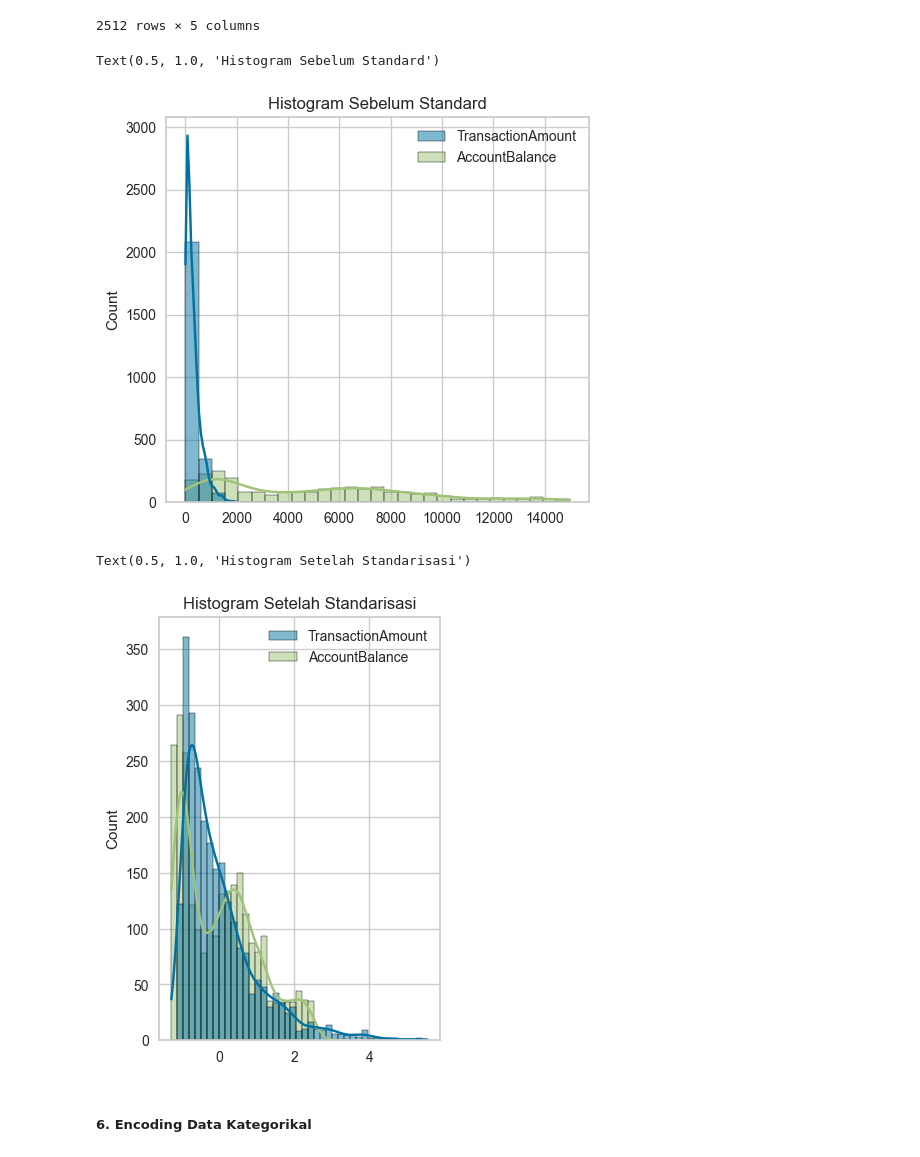
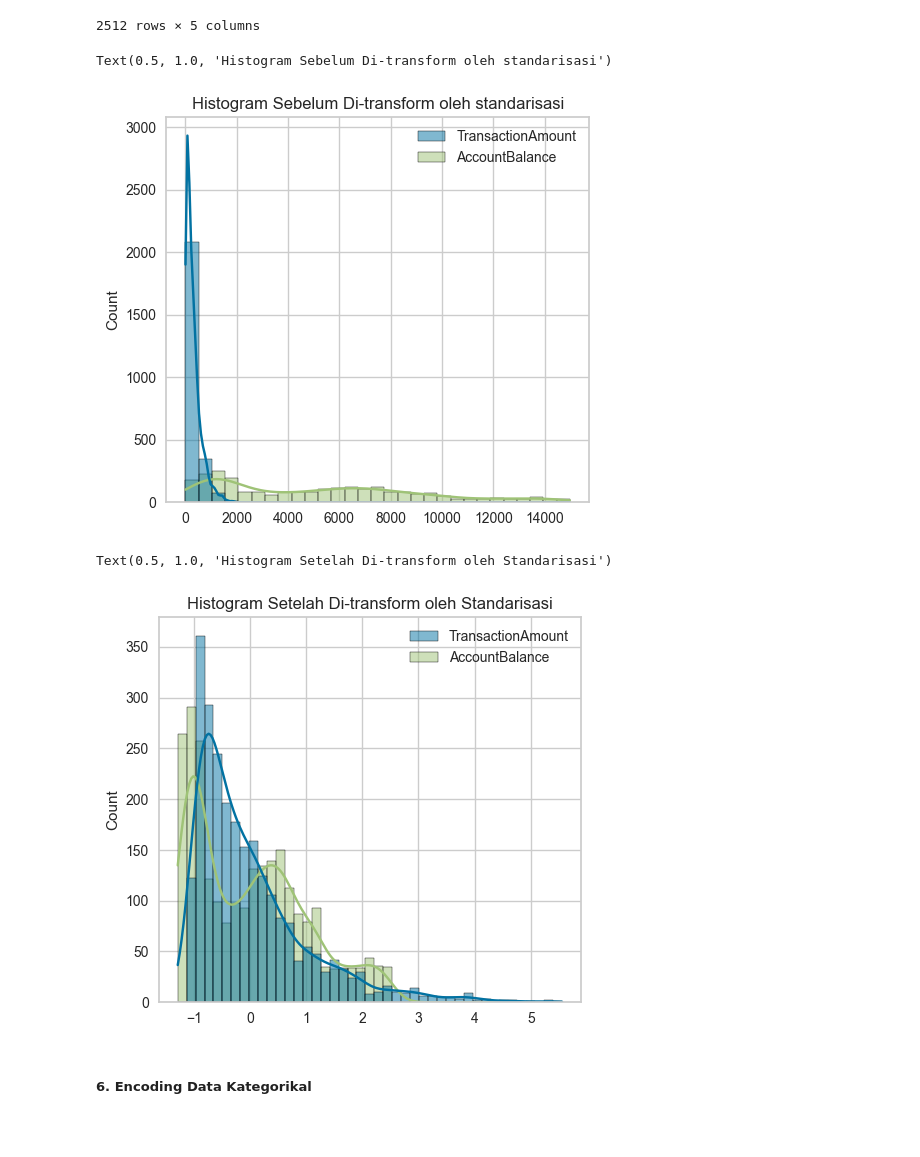
Before and after one commit to ValentioStanley/Machine-Learning-for-Begineer, a Jupyter notebook: [Clustering]_Submission_Akhir_BMLP_Valentio Stanley Gunadi.ipynb, the cells around one changed output. Drawn from its saved outputs; the diff is of its cells as text; code cells hidden in the pictures; blank space fills up the shorter version.

```diff
--- a/[Clustering]_Submission_Akhir_BMLP_Valentio Stanley Gunadi.ipynb
+++ b/[Clustering]_Submission_Akhir_BMLP_Valentio Stanley Gunadi.ipynb
@@ -979,10 +979,10 @@ data_numerikal
 # dataC = data_encoder[["JumlahTransaksi","Umur","DurasiTransaksi","PercobaanMasuk","SaldoAkun","JenisTransaksi", "Lokasi", "Jalur"]]
 # features = ["TransactionAmount","AccountBalance"]
 
-data_selected = data[fitur_numerikal]
-display(data_selected)
-display(data_selected[["TransactionAmount","AccountBalance"]])
-display(data_selected.info())
+data_num = data_numerikal
+display(data_num)
+display(data_num[["TransactionAmount","AccountBalance"]])
+display(data_num.info())
 # %% [output]
 |  | TransactionAmount | CustomerAge | TransactionDuration | LoginAttempts | AccountBalance |
 | 0 | 14.09 | 70 | 81 | 1 | 5112.21 |
@@ -1051,11 +1051,10 @@ dtype: int64
 scaler = StandardScaler()
 # data_normal = normalize(data_baru[fitur_numerikal])
 # data_normalize = normalization.fit_transform(data_baru[fitur_numerikal])
-data_scaler = scaler.fit_transform(data_selected)
+data_scaler = scaler.fit_transform(data_num)
 # display(data_normal)
 # display(data_normalize)
 display(data_scaler)
-data[fitur_numerikal]=data_scaler
 # %% [output]
 array([[-9.71275470e-01,  1.42371826e+00, -5.52443263e-01,
         -2.06793649e-01, -5.36635052e-04],
@@ -1090,19 +1090,19 @@ data[fitur_numerikal]
 # Histogram Sebelum Normalisasi
 plt.figure(figsize=(12, 5))
 plt.subplot(1, 2, 1)
-sns.histplot(data_selected[["TransactionAmount","AccountBalance"]], kde=True)
-plt.title("Histogram Sebelum Standard")
+sns.histplot(data_num[["TransactionAmount","AccountBalance"]], kde=True)
+plt.title("Histogram Sebelum Di-transform oleh standarisasi")
 # %% [output]
-Text(0.5, 1.0, 'Histogram Sebelum Standard')
+Text(0.5, 1.0, 'Histogram Sebelum Di-transform oleh standarisasi')
-[figure, old version]
+[figure, new version]
 # %%
-
+plt.figure(figsize=(12, 5))
 plt.subplot(1, 2, 2)
 sns.histplot(data[["TransactionAmount","AccountBalance"]], kde=True)
-plt.title("Histogram Setelah Standarisasi")
+plt.title("Histogram Setelah Di-transform oleh Standarisasi")
 # %% [output]
-Text(0.5, 1.0, 'Histogram Setelah Standarisasi')
+Text(0.5, 1.0, 'Histogram Setelah Di-transform oleh Standarisasi')
-[figure, old version]
+[figure, new version]
 # %% [markdown]
 ##### 6. Encoding Data Kategorikal
 # %%
```
Also changed, not shown: parts of 13 cells of this notebook, 1 other file.
